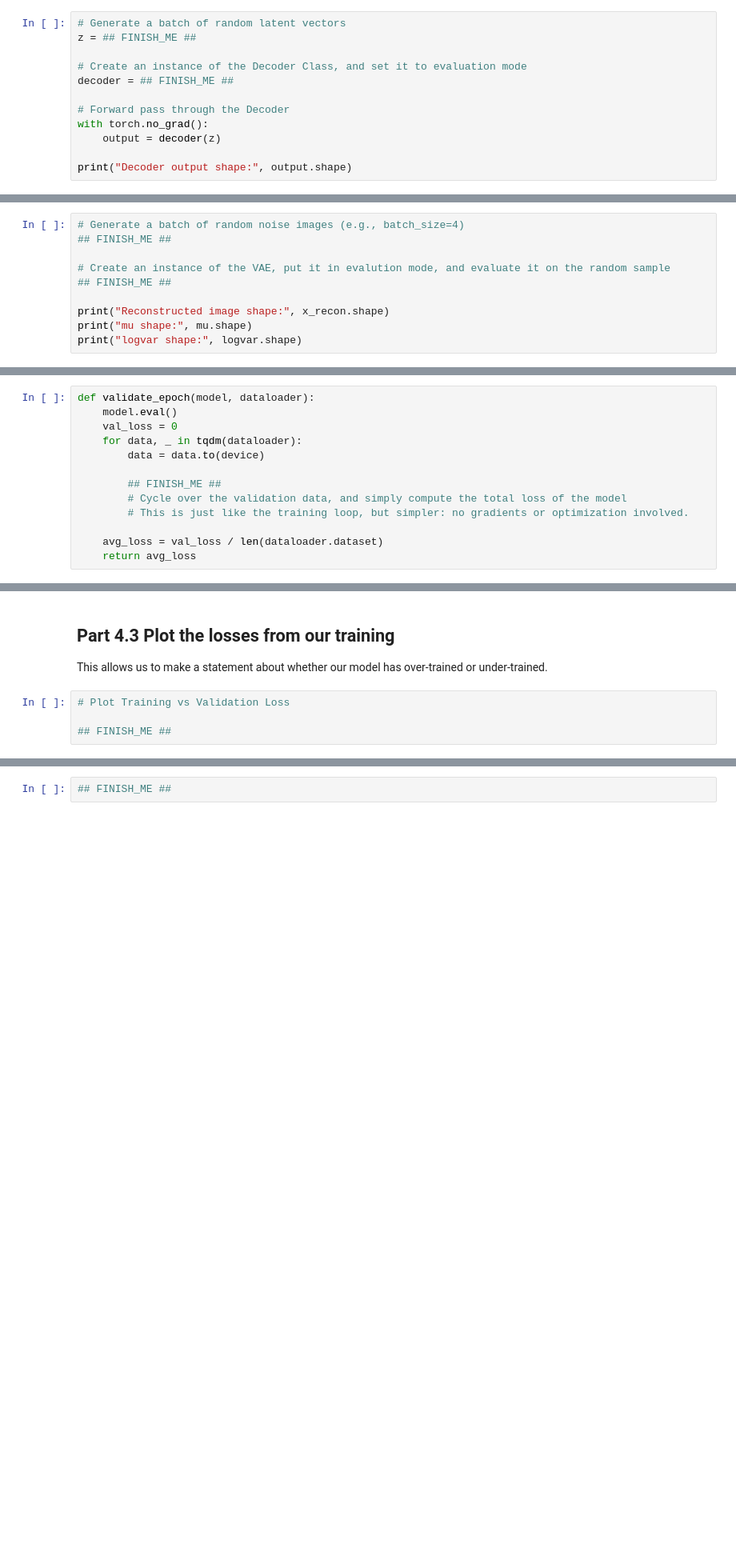
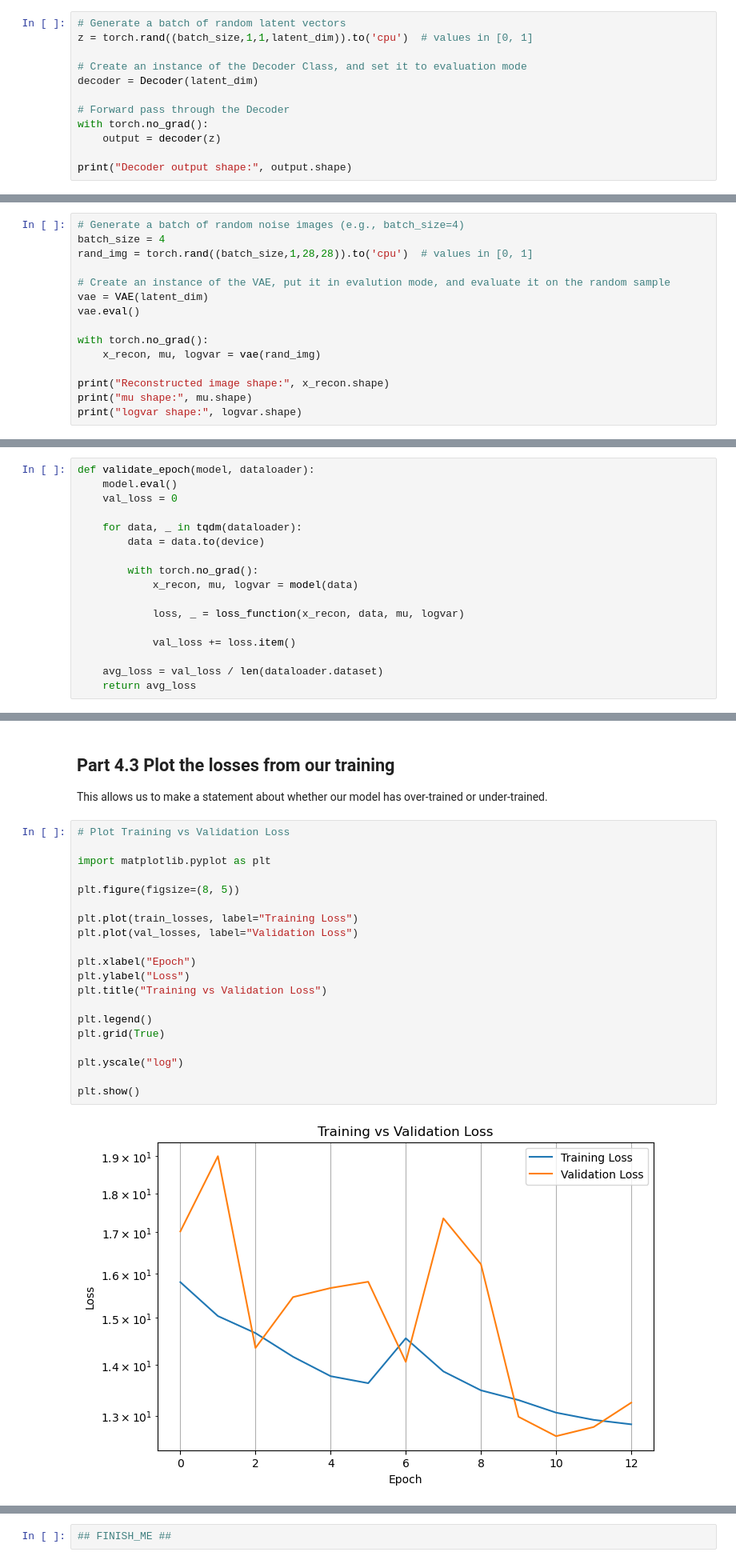
Before and after one commit to seancanobrien/AGQ-computing-2026, a Jupyter notebook: Week3/CNN_VAE_Questions.ipynb, the cells around one changed output, grey strips where cells are left out. Shown at 80% size. Cells and saved outputs as stored; diff of their text form; blank space fills up the shorter version.

```diff
--- a/Week3/CNN_VAE_Questions.ipynb
+++ b/Week3/CNN_VAE_Questions.ipynb
@@ -632,10 +656,10 @@ Then create an instance of our Decoder Class.
 Evaluate our model to make sure it outputs the correct image dimension.
 # %%
 # Generate a batch of random latent vectors
-z = ## FINISH_ME ##
+z = torch.rand((batch_size,1,1,latent_dim)).to('cpu')  # values in [0, 1]
 
 # Create an instance of the Decoder Class, and set it to evaluation mode
-decoder = ## FINISH_ME ##
+decoder = Decoder(latent_dim)
 
 # Forward pass through the Decoder
 with torch.no_grad():
@@ -698,10 +724,15 @@ class VAE(nn.Module):
         return x_recon, mu, logvar
 # %%
 # Generate a batch of random noise images (e.g., batch_size=4)
-## FINISH_ME ##
+batch_size = 4
+rand_img = torch.rand((batch_size,1,28,28)).to('cpu')  # values in [0, 1]
 
 # Create an instance of the VAE, put it in evalution mode, and evaluate it on the random sample
-## FINISH_ME ##
+vae = VAE(latent_dim)
+vae.eval()
+
+with torch.no_grad():
+    x_recon, mu, logvar = vae(rand_img)
 
 print("Reconstructed image shape:", x_recon.shape)
 print("mu shape:", mu.shape)
@@ -844,12 +913,16 @@ def train_epoch(model, dataloader, optimizer):
 def validate_epoch(model, dataloader):
     model.eval()
     val_loss = 0
+
     for data, _ in tqdm(dataloader):
         data = data.to(device)
 
-        ## FINISH_ME ##
-        # Cycle over the validation data, and simply compute the total loss of the model
-        # This is just like the training loop, but simpler: no gradients or optimization involved.
+        with torch.no_grad():
+            x_recon, mu, logvar = model(data)
+
+            loss, _ = loss_function(x_recon, data, mu, logvar)
+
+            val_loss += loss.item()
 
     avg_loss = val_loss / len(dataloader.dataset)
     return avg_loss
@@ -917,7 +1017,25 @@ This allows us to make a statement about whether our model has over-trained or u
 # %%
 # Plot Training vs Validation Loss
 
-## FINISH_ME ##
+import matplotlib.pyplot as plt
+
+plt.figure(figsize=(8, 5))
+
+plt.plot(train_losses, label="Training Loss")
+plt.plot(val_losses, label="Validation Loss")
+
+plt.xlabel("Epoch")
+plt.ylabel("Loss")
+plt.title("Training vs Validation Loss")
+
+plt.legend()
+plt.grid(True)
+
+plt.yscale("log")
+
+plt.show()
+# %% [output]
+[figure, added]
 # %% [markdown]
 ### Training vs Validation Loss Analysis
 
```
Also changed, not shown: parts of 12 cells of this notebook, 1 other file.
